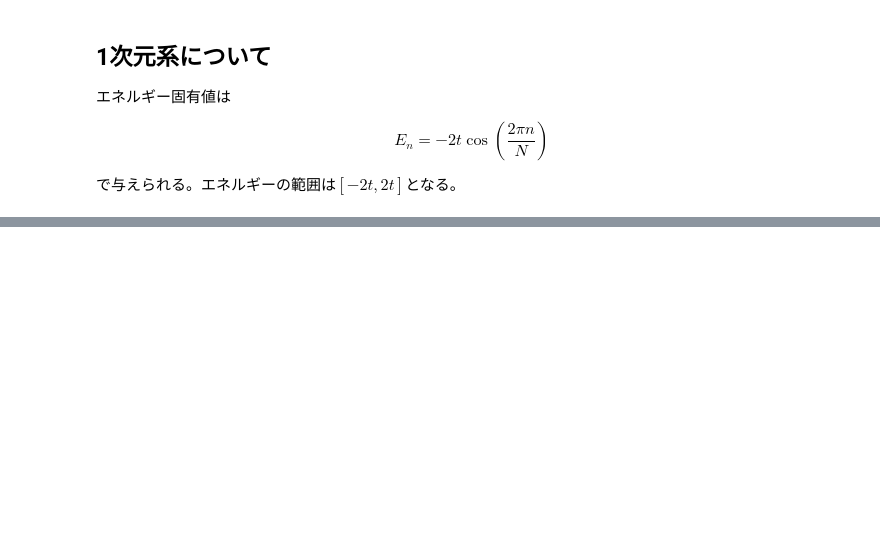
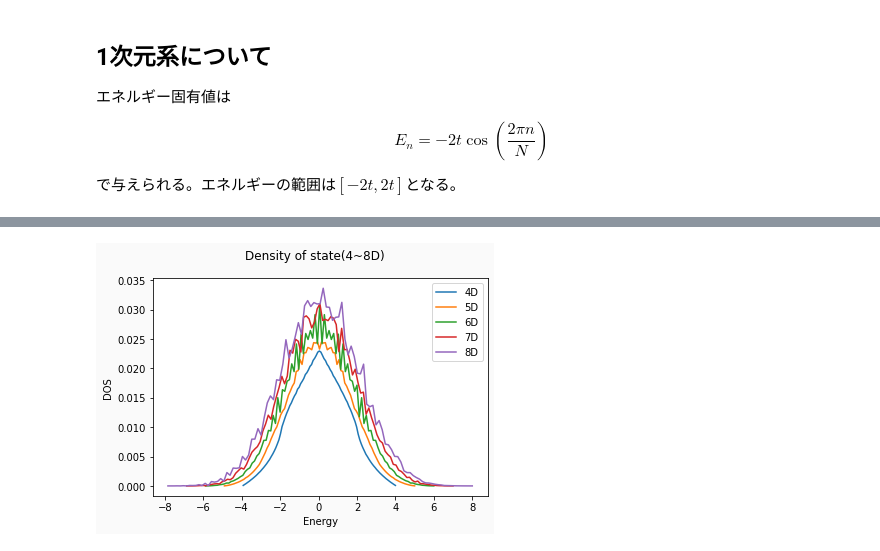
Before and after one commit to capriblue/dos_for_2site, a Jupyter notebook: calculate.ipynb, the cells around one changed output, grey strips where cells are left out. Saved outputs shown, nothing was run; the diff lists cells and outputs as text; code cells hidden in the pictures; blank space fills up the shorter version.

```diff
--- a/calculate.ipynb
+++ b/calculate.ipynb
@@ -62,7 +62,3 @@ class Calculate:
         place =  np.searchsorted(self.Es, self.get_eigens())
         hist = np.histogram(place, bins=np.arange(self.L + 1), density=self.dens)
         return hist[0]
-
-def plotter(dim):
-    calc = Calculate(dim, 220000000, -dim, dim, False)
-    plt.plot(calc.Es, calc.hist)
@@ -102,0 +104,18 @@ plotter(8)
+# %%
+
+def plotter(dim):
+    calc = Calculate(dim, 220000000, -dim, dim, True)
+    ax.plot(calc.Es[1:], calc.hist[1:], label="{}D".format(dim))
+
+fig = plt.figure(facecolor='#fafafa')
+ax = fig.add_subplot(111)
+fig.suptitle("Density of state(4~8D)")
+for i in range(4, 9):
+    plotter(i)
+
+ax.set_xlabel("Energy")
+ax.set_ylabel("DOS")
+ax.legend()
+fig.savefig("DOS_4-8d.png", dpi=400)
+# %% [output]
+[figure, added]
```
Also changed, not shown: parts of 15 cells of this notebook.
